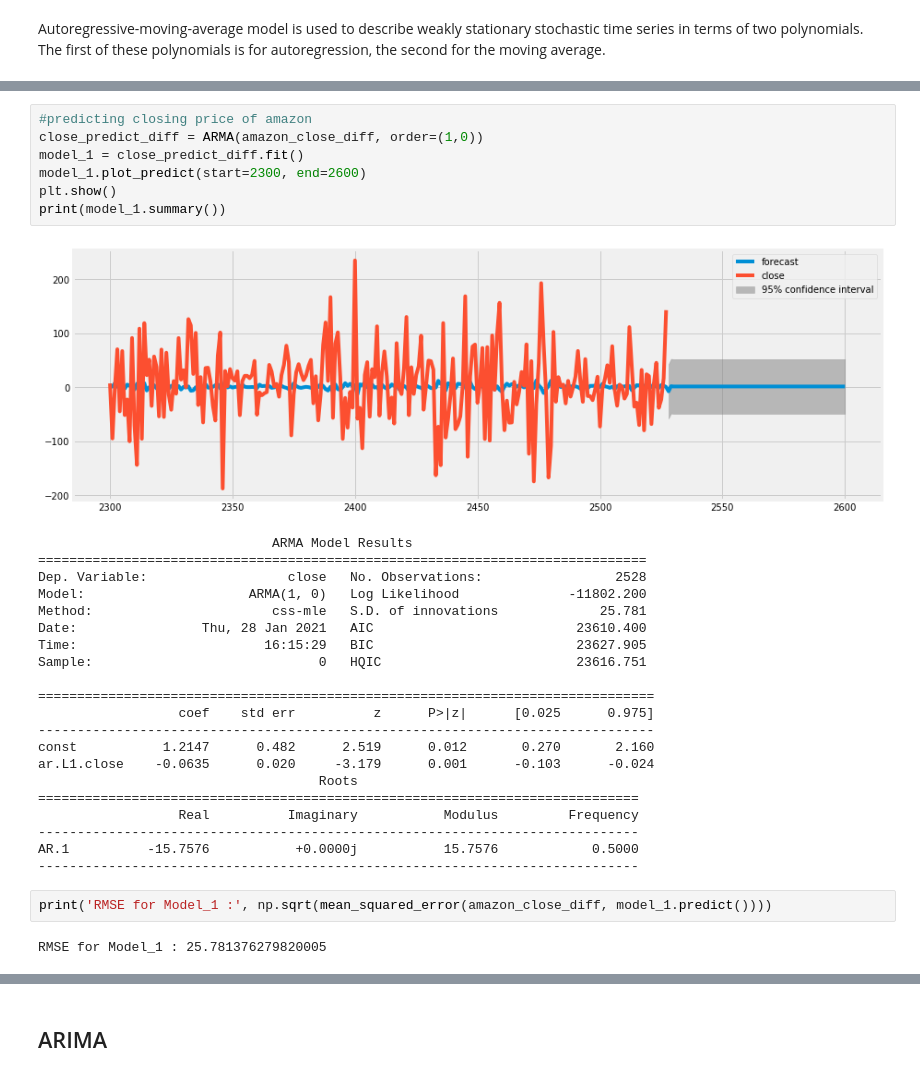
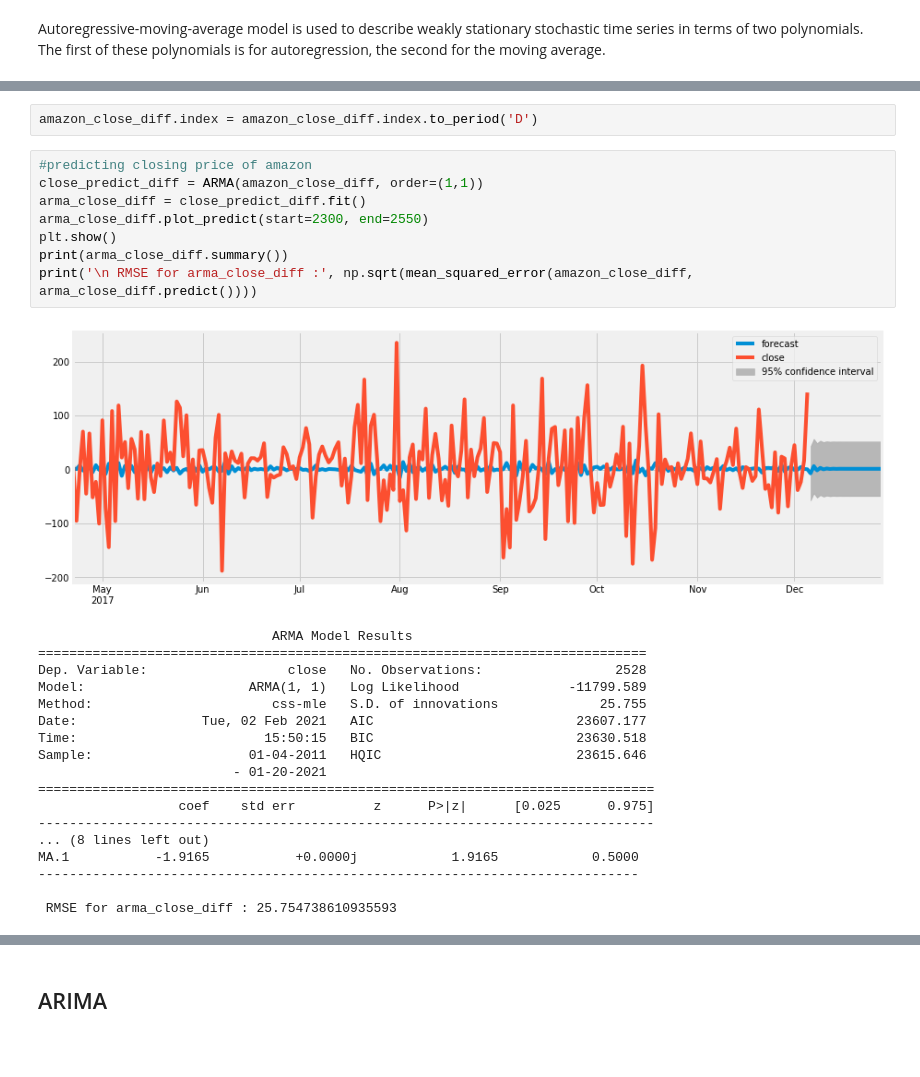
Before and after one commit to Banner10/Phase_4_TimeSeries, a Jupyter notebook: Time_Series_Analysis_Amazon.ipynb, the cells around one changed output, grey strips where cells are left out. Saved outputs shown, nothing was run; the diff lists cells and outputs as text; blank space fills up the shorter version.

```diff
--- a/Time_Series_Analysis_Amazon.ipynb
+++ b/Time_Series_Analysis_Amazon.ipynb
@@ -500,36 +501,32 @@ Name: close, Length: 2528, dtype: float64
+# %%
+amazon_close_diff.index = amazon_close_diff.index.to_period('D')
 # %%
 #predicting closing price of amazon
-close_predict_diff = ARMA(amazon_close_diff, order=(1,0))
-model_1 = close_predict_diff.fit()
-model_1.plot_predict(start=2300, end=2600)
+close_predict_diff = ARMA(amazon_close_diff, order=(1,1))
+arma_close_diff = close_predict_diff.fit()
+arma_close_diff.plot_predict(start=2300, end=2550)
 plt.show()
-print(model_1.summary())
+print(arma_close_diff.summary())
+print('\n RMSE for arma_close_diff :', np.sqrt(mean_squared_error(amazon_close_diff, arma_close_diff.predict())))
 # %% [output]
-[figure, old version]
+[figure, new version]
                               ARMA Model Results
 ==============================================================================
 Dep. Variable:                  close   No. Observations:                 2528
-Model:                     ARMA(1, 0)   Log Likelihood              -11802.200
-Method:                       css-mle   S.D. of innovations             25.781
-Date:                Thu, 28 Jan 2021   AIC                          23610.400
-Time:                        16:15:29   BIC                          23627.905
-Sample:                             0   HQIC                         23616.751
-
+Model:                     ARMA(1, 1)   Log Likelihood              -11799.589
+Method:                       css-mle   S.D. of innovations             25.755
+Date:                Tue, 02 Feb 2021   AIC                          23607.177
+Time:                        15:50:15   BIC                          23630.518
+Sample:                    01-04-2011   HQIC                         23615.646
+                         - 01-20-2021
 ===============================================================================
                   coef    std err          z      P>|z|      [0.025      0.975]
 -------------------------------------------------------------------------------
-const           1.2147      0.482      2.519      0.012       0.270       2.160
-ar.L1.close    -0.0635      0.020     -3.179      0.001      -0.103      -0.024
-                                    Roots
-=============================================================================
-                  Real          Imaginary           Modulus         Frequency
+... (8 lines left out)
+MA.1           -1.9165           +0.0000j            1.9165            0.5000
 -----------------------------------------------------------------------------
-AR.1          -15.7576           +0.0000j           15.7576            0.5000
------------------------------------------------------------------------------
+
+ RMSE for arma_close_diff : 25.754738610935593
-# %%
-print('RMSE for Model_1 :', np.sqrt(mean_squared_error(amazon_close_diff, model_1.predict())))
-# %% [output]
-RMSE for Model_1 : 25.781376279820005
 # %%
 #predicting without differencing
 close_predict = ARMA(amazon_daily['close'], order=(1,0))
```
Also changed, not shown: parts of 71 cells of this notebook, 3 other files.
